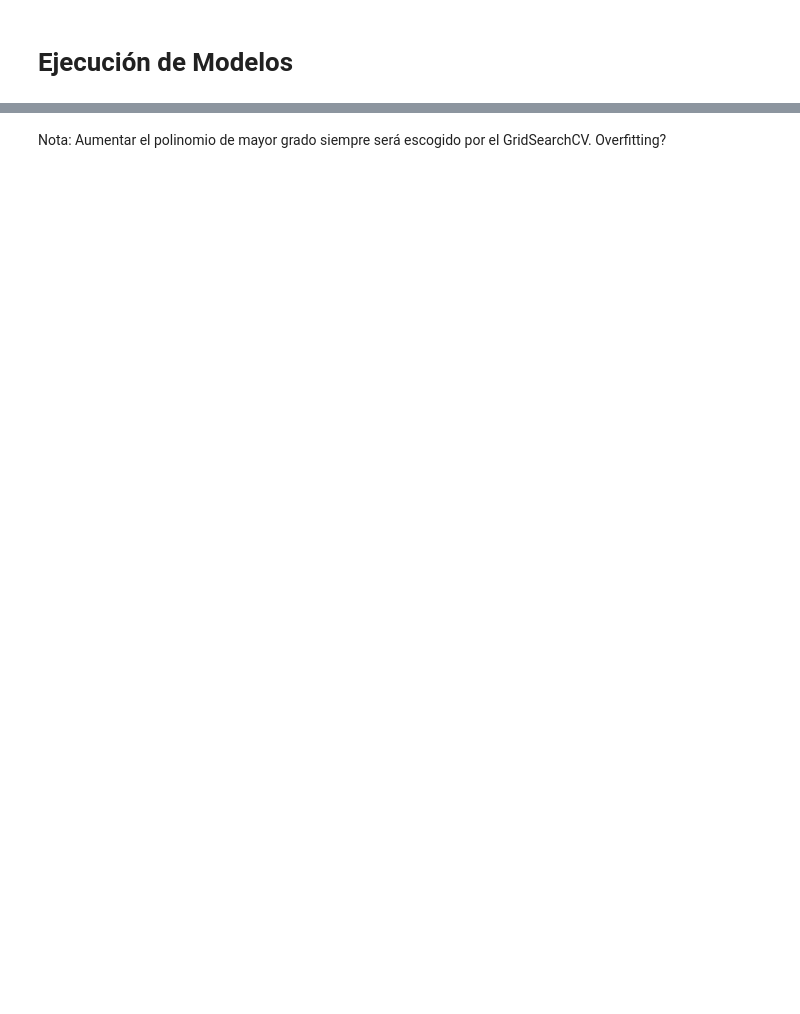
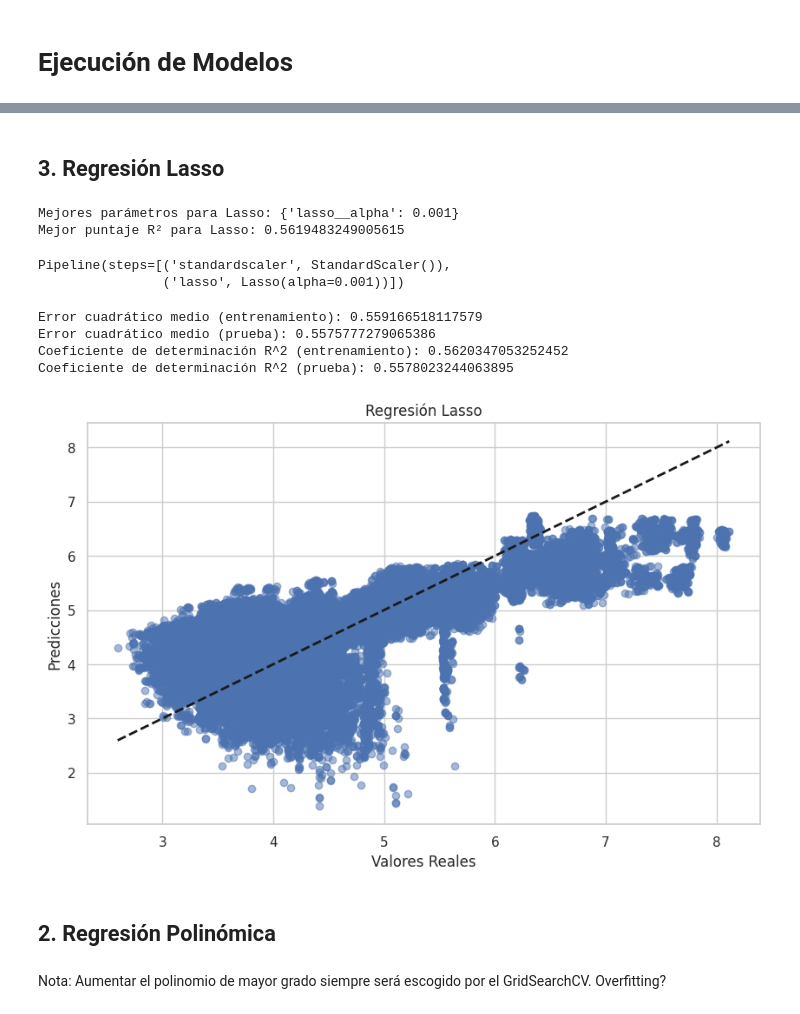
Before and after one commit to daneelsan/INF648-Project, a Jupyter notebook: notebooks/entregable-03-grupo-01.ipynb, the cells around one changed output, grey strips where cells are left out. Saved outputs shown, nothing was run; the diff lists cells and outputs as text; code cells hidden in the pictures; blank space fills up the shorter version.

```diff
--- a/notebooks/entregable-03-grupo-01.ipynb
+++ b/notebooks/entregable-03-grupo-01.ipynb
@@ -368,0 +477,36 @@ def insert_error(model_name, ECM_train, ECM_test, R2_train, R2_test):
+# %% [markdown]
+## 3. Regresión Lasso
+# %%
+# Definir los parámetros para Grid Search
+lasso_params = {
+    'lasso__alpha': [0.001, 0.01, 0.1, 1.0, 10.0]
+}
+
+# Crear el pipeline para Lasso
+lasso_pipeline = make_pipeline(StandardScaler(), Lasso())
+lasso_grid = GridSearchCV(lasso_pipeline, param_grid=lasso_params, cv=5, scoring='r2')
+lasso_grid.fit(X_train, y_train)
+
+# Obtener los mejores parámetros y el mejor score
+best_lasso_params = lasso_grid.best_params_
+best_lasso_score = lasso_grid.best_score_
+
+print("Mejores parámetros para Lasso:", best_lasso_params)
+print("Mejor puntaje R² para Lasso:", best_lasso_score)
+# %% [output]
+Mejores parámetros para Lasso: {'lasso__alpha': 0.001}
+Mejor puntaje R² para Lasso: 0.5619483249005615
+# %%
+# Reentrenar Lasso con el mejor parámetro
+best_lasso_model = make_pipeline(StandardScaler(), Lasso(alpha=best_lasso_params['lasso__alpha']))
+best_lasso_model.fit(X_train, y_train)
+# %% [output]
+Pipeline(steps=[('standardscaler', StandardScaler()),
+                ('lasso', Lasso(alpha=0.001))])
+# %%
+# Predicciones en el conjunto de prueba
+y_pred_best_test_lasso = best_lasso_model.predict(X_test)
+
+# Calcular el MSE y R^2 para los modelos optimizados
+mse_lasso_test = mean_squared_error(y_test, y_pred_best_test_lasso)
+r2_lasso_test = r2_score(y_test, y_pred_best_test_lasso)
@@ -369,3 +520,21 @@ def insert_error(model_name, ECM_train, ECM_test, R2_train, R2_test):
+# %%
+# Almacenamos errores
+insert_error('Regresión Ridge', mse_lasso_train, mse_lasso_test, r2_lasso_train, r2_lasso_test)
+print("Error cuadrático medio (entrenamiento):", df_errors.iloc[-1]['ECM_train'])
+print("Error cuadrático medio (prueba):", df_errors.iloc[-1]['ECM_test'])
+print("Coeficiente de determinación R^2 (entrenamiento):", df_errors.iloc[-1]['R2_train'])
+print("Coeficiente de determinación R^2 (prueba):", df_errors.iloc[-1]['R2_test'])
+# %% [output]
+Error cuadrático medio (entrenamiento): 0.559166518117579
+Error cuadrático medio (prueba): 0.5575777279065386
+Coeficiente de determinación R^2 (entrenamiento): 0.5620347053252452
+Coeficiente de determinación R^2 (prueba): 0.5578023244063895
+# %%
+plot_model_predictions(y_test, y_pred_best_test_lasso, 'Regresión Lasso')
+# %% [output]
+[figure, added]
+# %% [markdown]
+## 2. Regresión Polinómica
 # %% [markdown]
 Nota: Aumentar el polinomio de mayor grado siempre será escogido por el GridSearchCV.
 Overfitting?
```
Also changed, not shown: parts of 37 cells of this notebook.
